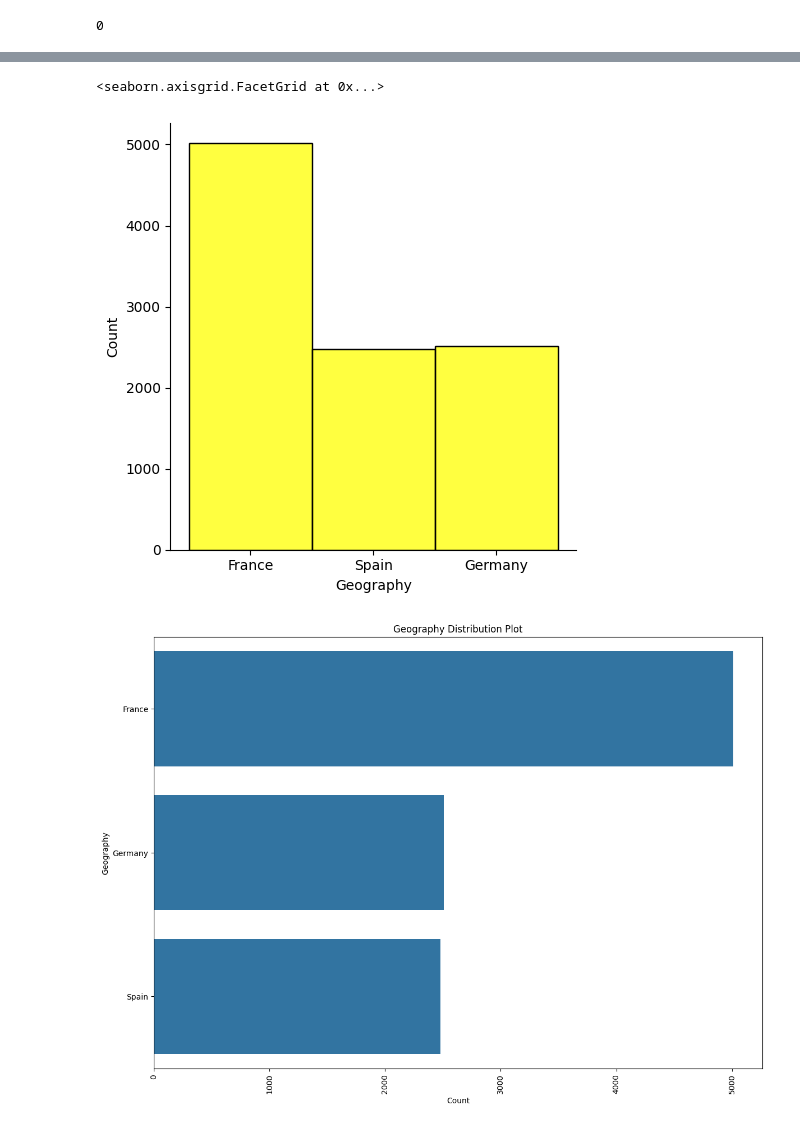
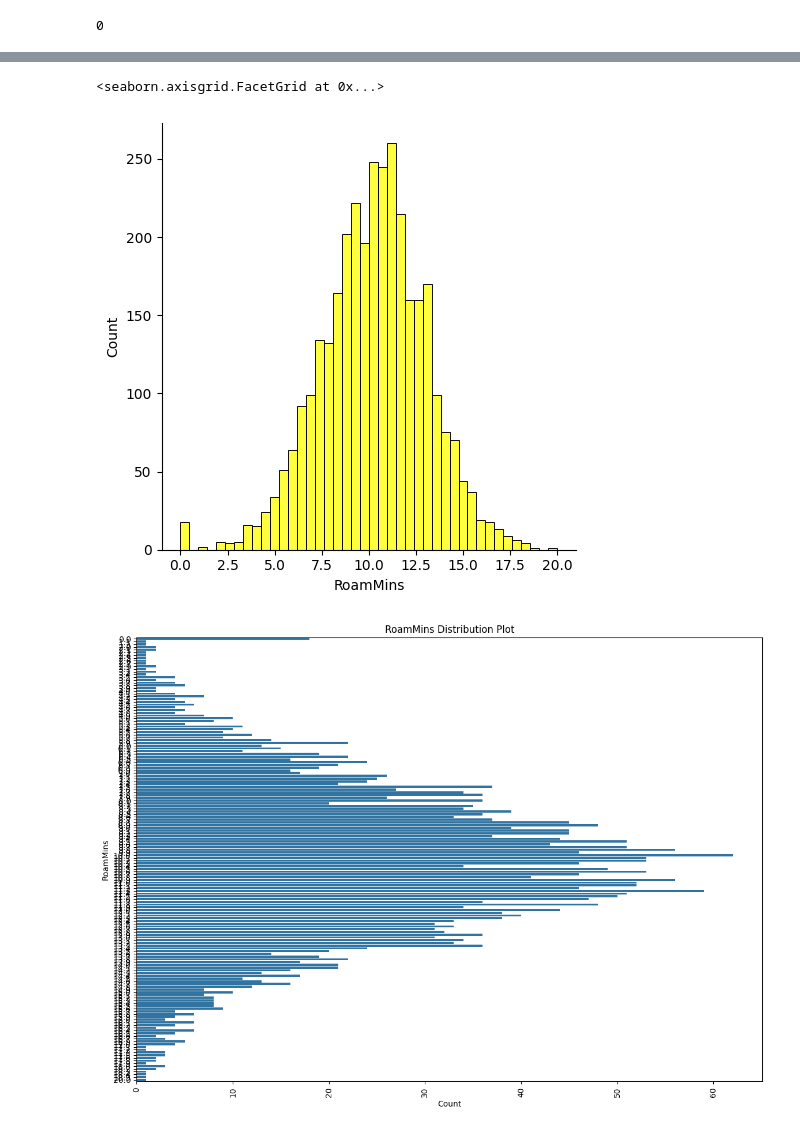
Before and after one commit to VishweshChaubey/Codesoft, a Jupyter notebook: Customer_churn_prediction.ipynb, the cells around one changed output, grey strips where cells are left out. Saved outputs shown, nothing was run; the diff lists cells and outputs as text; code cells hidden in the pictures.

```diff
--- a/Customer_churn_prediction.ipynb
+++ b/Customer_churn_prediction.ipynb
@@ -23,4 +13,4 @@ from sklearn.metrics import confusion_matrix, classification_report, accuracy_sc
 # %%
-churn_modelling = pd.read_csv('/content/Churn_Modelling.csv')
+churn_modelling= pd.read_csv('/content/telecom_churn.csv')
 churn_modelling.head()
 # %% [output]
@@ -197,18 +187,18 @@ sns.displot(churn_modelling.Geography, kde =True, color = "red")
 # %%
-sns.displot(churn_modelling.Geography, color = "yellow")
+sns.displot(churn_modelling.RoamMins, color = "yellow")
 # %% [output]
 <seaborn.axisgrid.FacetGrid at 0x...>
-[figure, old version]
+[figure, new version]
 # %%
 plt.figure(figsize = (14,10))
-count1 = churn_modelling.Geography.value_counts()
+count1 = churn_modelling.RoamMins.value_counts()
 sns.barplot(x = count1, y = count1.index, orient = 'h')
 plt.xlabel('Count')
-plt.ylabel('Geography')
-plt.title('Geography Distribution Plot')
+plt.ylabel('RoamMins')
+plt.title('RoamMins Distribution Plot')
 plt.xticks(rotation=90)
 plt.show()
 # %% [output]
-[figure, old version]
+[figure, new version]
 # %%
 plt.figure(figsize = (14,10))
```
Also changed, not shown: parts of 40 cells of this notebook.
